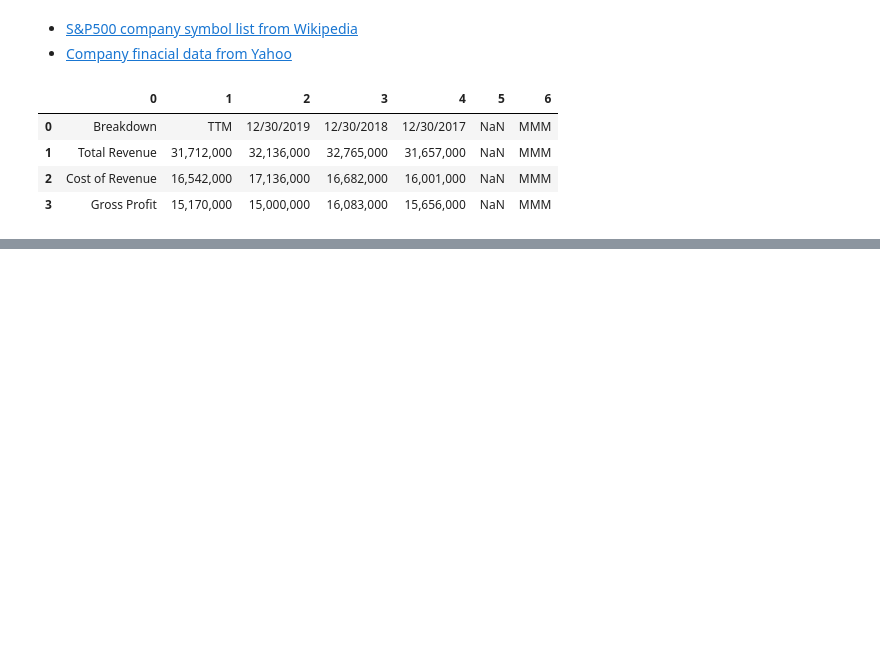
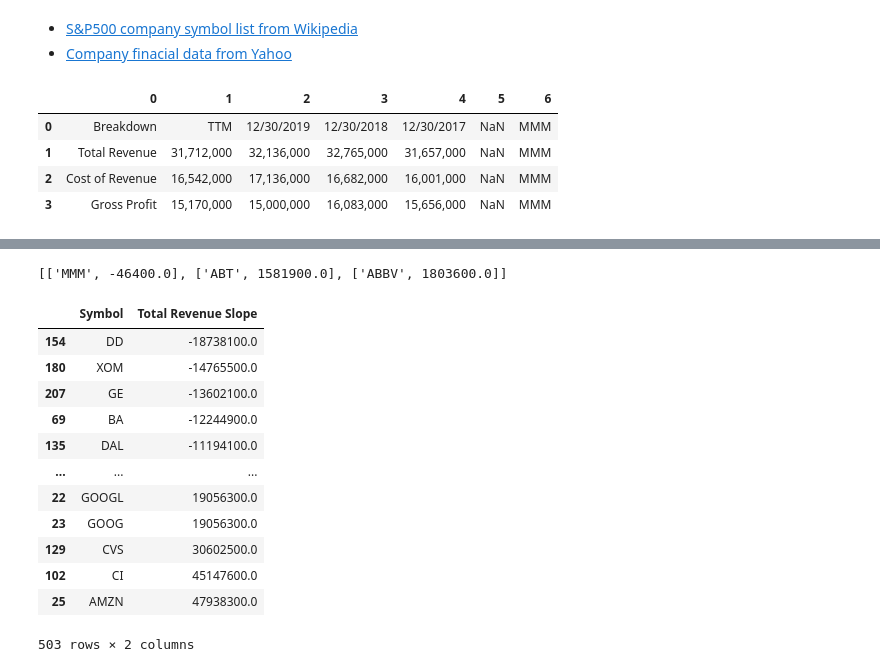
Before and after one commit to youngminpark2559/dsstudy, a Jupyter notebook: 00002_stockdata_analysis/Untitled.ipynb, the cells around one changed output, grey strips where cells are left out. Drawn from its saved outputs; the diff is of its cells as text; code cells hidden in the pictures; blank space fills up the shorter version.

```diff
--- a/00002_stockdata_analysis/Untitled.ipynb
+++ b/00002_stockdata_analysis/Untitled.ipynb
@@ -49,0 +52,80 @@ plt.close()
+# %%
+total_revenue=pre_sale[(pre_sale['0']=="Total Revenue")|(pre_sale['0']=="Breakdown")]
+# print(total_revenue)
+#                    0           1           2           3           4  \
+# 0          Breakdown         TTM  12/30/2019  12/30/2018  12/30/2017
+# 1      Total Revenue  31,712,000  32,136,000  32,765,000  31,657,000
+# 33         Breakdown         TTM  12/30/2019  12/30/2018  12/30/2017
+# 34     Total Revenue  32,221,000  31,904,000  30,578,000  27,390,000
+# 66         Breakdown         TTM  12/30/2019  12/30/2018  12/30/2017
+#                 5     6
+# 0             NaN   MMM
+# 1             NaN   MMM
+# 33            NaN   ABT
+# 34            NaN   ABT
+# 66            NaN  ABBV
+# [1007 rows x 7 columns]
+
+slope_list=[]
+temp_int=0
+unique_symbols=list(total_revenue['6'].unique())
+for one_unique_symbol in unique_symbols:
+    one_company_total_revenue=total_revenue[total_revenue['6']==one_unique_symbol]
+    one_company_total_revenue=one_company_total_revenue.drop_duplicates(keep='last')
+#     print(one_company_total_revenue)
+#                    0           1           2           3           4    5    6
+#     0      Breakdown         TTM  12/30/2019  12/30/2018  12/30/2017  NaN  MMM
+#     1  Total Revenue  31,712,000  32,136,000  32,765,000  31,657,000  NaN  MMM
+
+    y_data=one_company_total_revenue.iloc[1,1:-2].sort_index(ascending=False)
+#     print(y_data)
+#     1    31,712,000
+#     2    32,136,000
+#     3    32,765,000
+#     4    31,657,000
+#     Name: 1, dtype: object
+
+    y_data=y_data.apply(lambda x:float(x.replace(",","")))
+#     print(y_data)
+#     1    31712000.0
+#     2    32136000.0
+#     3    32765000.0
+#     4    31657000.0
+#     Name: 1, dtype: float64
+
+    x_data=np.array(list(range(y_data.shape[0]))).reshape(-1,1)
+#     print(x_data)
+#     [0, 1, 2, 3]
+
+    model2 = LinearRegression()
+    model2.fit(x_data, y_data)
+
+    # ================================================================================
+    predicted_value=model2.predict(x_data)
+    mean_from_predicted_value=predicted_value.mean()
+
+    # ================================================================================
+    slope_values=list((predicted_value[-1]-predicted_value[0])/(x_data[-1]-x_data[0]))[0]
+#     print(slope_values)
+
+    slope_list.append([one_unique_symbol,slope_values])
+print(slope_list[:3])
+# %% [output]
+[['MMM', -46400.0], ['ABT', 1581900.0], ['ABBV', 1803600.0]]
+# %%
+total_revenue_slopes=pd.DataFrame(slope_list,columns=["Symbol","Total Revenue Slope"]).sort_values(by=['Total Revenue Slope'], axis=0)
+total_revenue_slopes
+# %% [output]
+|  | Symbol | Total Revenue Slope |
+| 154 | DD | -18738100.0 |
+| 180 | XOM | -14765500.0 |
+| 207 | GE | -13602100.0 |
+| 69 | BA | -12244900.0 |
+| 135 | DAL | -11194100.0 |
+| ... | ... | ... |
+| 22 | GOOGL | 19056300.0 |
+| 23 | GOOG | 19056300.0 |
+| 129 | CVS | 30602500.0 |
+| 102 | CI | 45147600.0 |
+| 25 | AMZN | 47938300.0 |
+503 rows × 2 columns
```
Also changed, not shown: parts of 4 cells of this notebook.
